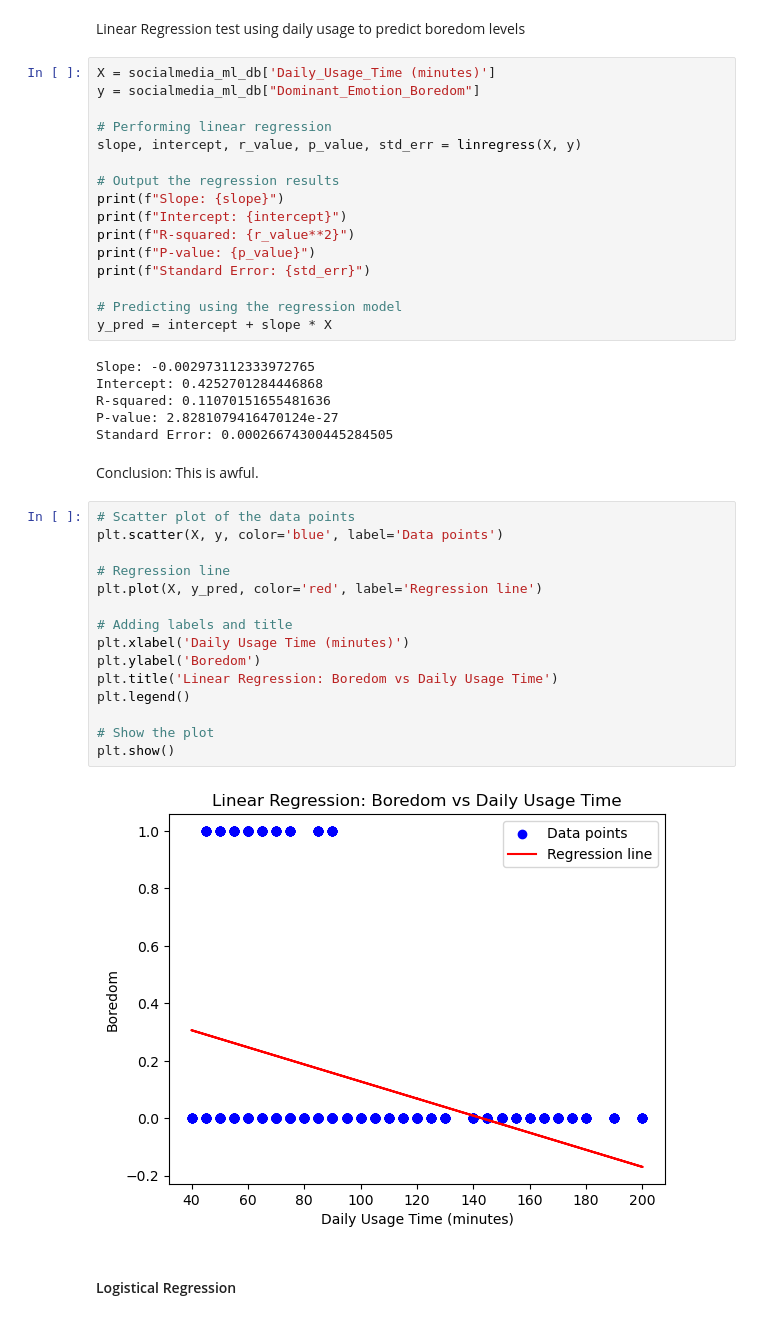
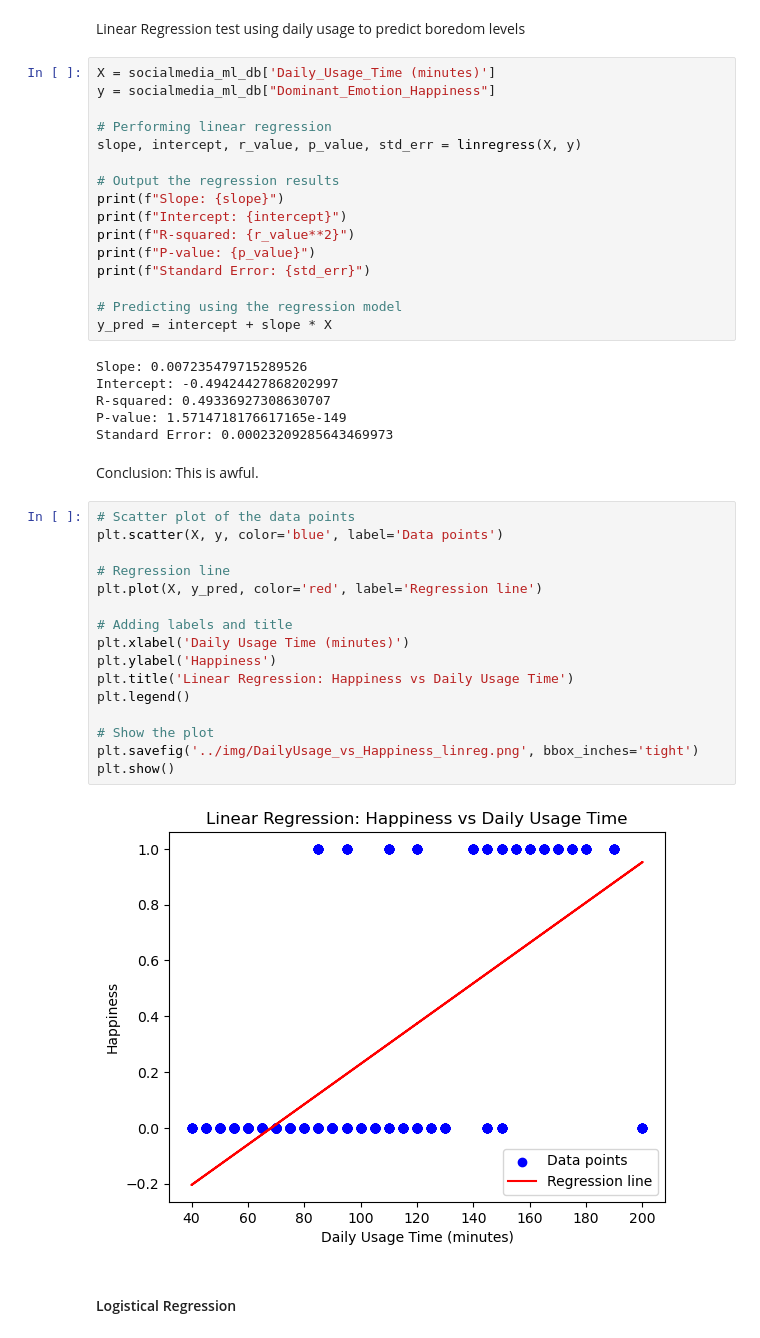
Before and after one commit to Austin-Heard/social-media-emotional-effects, a Jupyter notebook: notebooks/data_template.ipynb, the cells around one changed output. Saved outputs shown, nothing was run; the diff lists cells and outputs as text.

```diff
--- a/notebooks/data_template.ipynb
+++ b/notebooks/data_template.ipynb
@@ -681,7 +681,7 @@ Index(['Age', 'Daily_Usage_Time (minutes)', 'Posts_Per_Day',
 Linear Regression test using daily usage to predict boredom levels
 # %%
 X = socialmedia_ml_db['Daily_Usage_Time (minutes)']
-y = socialmedia_ml_db["Dominant_Emotion_Boredom"]
+y = socialmedia_ml_db["Dominant_Emotion_Happiness"]
 
 # Performing linear regression
 slope, intercept, r_value, p_value, std_err = linregress(X, y)
@@ -696,30 +696,31 @@ print(f"Standard Error: {std_err}")
 # Predicting using the regression model
 y_pred = intercept + slope * X
 # %% [output]
-Slope: -0.002973112333972765
-Intercept: 0.4252701284446868
-R-squared: 0.11070151655481636
-P-value: 2.8281079416470124e-27
-Standard Error: 0.00026674300445284505
+Slope: 0.007235479715289526
+Intercept: -0.49424427868202997
+R-squared: 0.49336927308630707
+P-value: 1.5714718176617165e-149
+Standard Error: 0.00023209285643469973
 # %% [markdown]
 Conclusion: This is awful.
 # %%
 # Scatter plot of the data points
 plt.scatter(X, y, color='blue', label='Data points')
 
 # Regression line
 plt.plot(X, y_pred, color='red', label='Regression line')
 
 # Adding labels and title
 plt.xlabel('Daily Usage Time (minutes)')
-plt.ylabel('Boredom')
-plt.title('Linear Regression: Boredom vs Daily Usage Time')
+plt.ylabel('Happiness')
+plt.title('Linear Regression: Happiness vs Daily Usage Time')
 plt.legend()
 
 # Show the plot
+plt.savefig('../img/DailyUsage_vs_Happiness_linreg.png', bbox_inches='tight')
 plt.show()
 # %% [output]
-[figure, old version]
+[figure, new version]
 # %% [markdown]
 #### Logistical Regression
 # %% [markdown]
```
Also changed, not shown: parts of 7 cells of this notebook, 8 other files.
